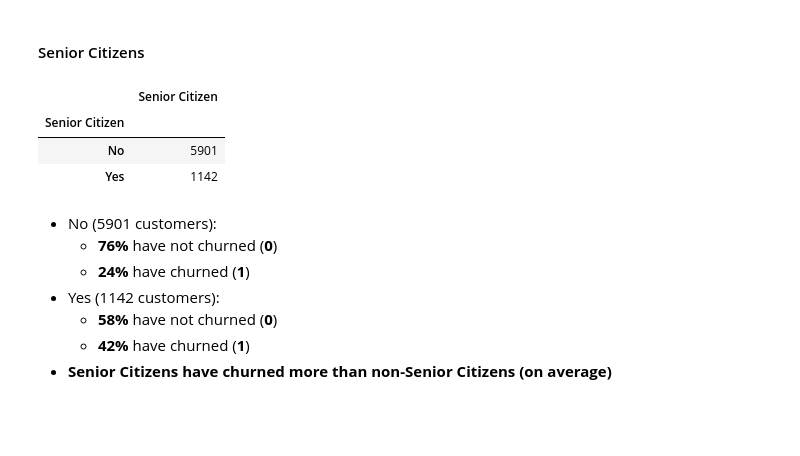
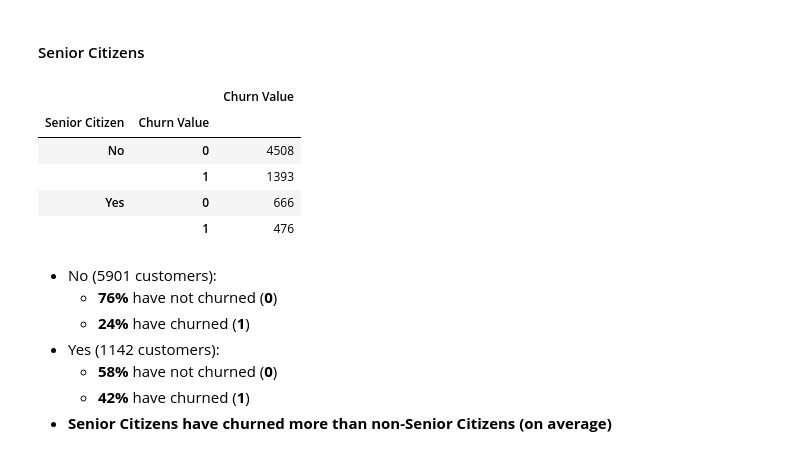
Before and after one commit to rahulshaju2981/Swan_Consulting, a Jupyter notebook: Saka/EDA.ipynb, the cells around one changed output. Drawn from its saved outputs; the diff is of its cells as text; code cells hidden in the pictures; blank space fills up the shorter version.

```diff
--- a/Saka/EDA.ipynb
+++ b/Saka/EDA.ipynb
@@ -238,12 +238,13 @@ plt.show()
 #### Senior Citizens
 # %%
 df.groupby(['Senior Citizen', 'Churn Value'])[['Churn Value']].count()
-df.groupby('Senior Citizen')[['Senior Citizen']].count()
 # %% [output]
-|  | Senior Citizen |
-| Senior Citizen |  |
-| No | 5901 |
-| Yes | 1142 |
+|  |  | Churn Value |
+| Senior Citizen | Churn Value |  |
+| No | 0 | 4508 |
+|  | 1 | 1393 |
+| Yes | 0 | 666 |
+|  | 1 | 476 |
 # %% [markdown]
 * No (5901 customers):
     * **76%** have not churned (**0**)
```
Also changed, not shown: parts of 2 cells of this notebook.
